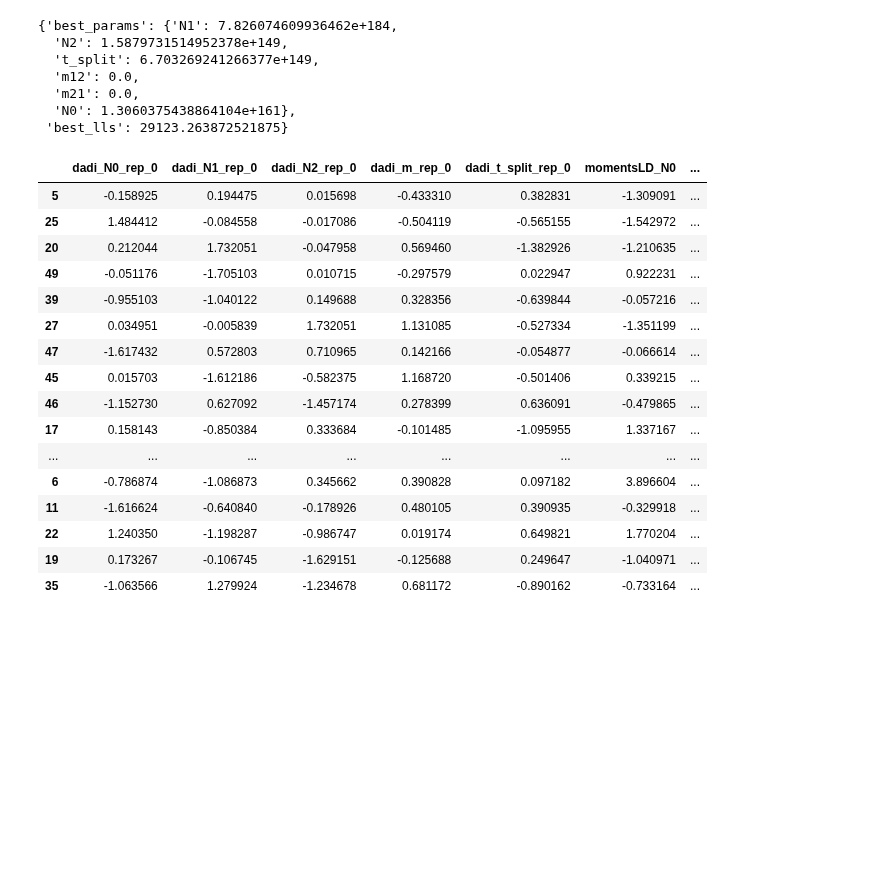
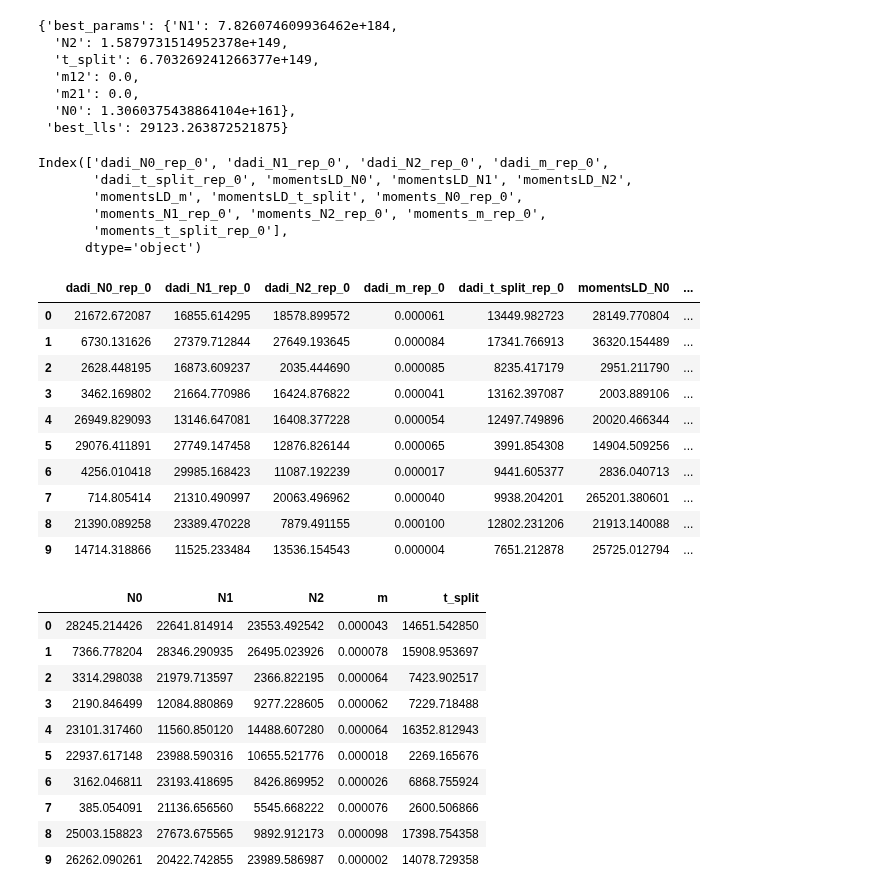
Before and after one commit to ak1376/Infer_Demography, a Jupyter notebook: notebooks/inspecting_output.ipynb, the cells around one changed output. Cells and saved outputs as stored; diff of their text form; code cells hidden in the pictures; blank space fills up the shorter version.

```diff
--- a/notebooks/inspecting_output.ipynb
+++ b/notebooks/inspecting_output.ipynb
@@ -440,34 +440,51 @@ moments_ld_fit_params
  'best_lls': 29123.263872521875}
 # %%
 import pickle
-with open('/sietch_colab/akapoor/Infer_Demography/experiments/split_isolation/modeling/features_norm_df.pkl', 'rb') as f:
-    features_norm_df = pickle.load(f)
+with open('/home/akapoor/kernlab/Infer_Demography/experiments/testing_split_isolation/modeling/features_df.pkl', 'rb') as f:
+    features_df = pickle.load(f)
+# %%
+features_df.columns
+# %% [output]
+Index(['dadi_N0_rep_0', 'dadi_N1_rep_0', 'dadi_N2_rep_0', 'dadi_m_rep_0',
+       'dadi_t_split_rep_0', 'momentsLD_N0', 'momentsLD_N1', 'momentsLD_N2',
+       'momentsLD_m', 'momentsLD_t_split', 'moments_N0_rep_0',
+       'moments_N1_rep_0', 'moments_N2_rep_0', 'moments_m_rep_0',
+       'moments_t_split_rep_0'],
+      dtype='object')
+# %%
+features_df
+# %% [output]
+|  | dadi_N0_rep_0 | dadi_N1_rep_0 | dadi_N2_rep_0 | dadi_m_rep_0 | dadi_t_split_rep_0 | momentsLD_N0 | ... |
+| 0 | 21672.672087 | 16855.614295 | 18578.899572 | 0.000061 | 13449.982723 | 28149.770804 | ... |
+| 1 | 6730.131626 | 27379.712844 | 27649.193645 | 0.000084 | 17341.766913 | 36320.154489 | ... |
+| 2 | 2628.448195 | 16873.609237 | 2035.444690 | 0.000085 | 8235.417179 | 2951.211790 | ... |
+| 3 | 3462.169802 | 21664.770986 | 16424.876822 | 0.000041 | 13162.397087 | 2003.889106 | ... |
+| 4 | 26949.829093 | 13146.647081 | 16408.377228 | 0.000054 | 12497.749896 | 20020.466344 | ... |
+| 5 | 29076.411891 | 27749.147458 | 12876.826144 | 0.000065 | 3991.854308 | 14904.509256 | ... |
+| 6 | 4256.010418 | 29985.168423 | 11087.192239 | 0.000017 | 9441.605377 | 2836.040713 | ... |
+| 7 | 714.805414 | 21310.490997 | 20063.496962 | 0.000040 | 9938.204201 | 265201.380601 | ... |
+| 8 | 21390.089258 | 23389.470228 | 7879.491155 | 0.000100 | 12802.231206 | 21913.140088 | ... |
+| 9 | 14714.318866 | 11525.233484 | 13536.154543 | 0.000004 | 7651.212878 | 25725.012794 | ... |
 # %%
 import pickle
 import matplotlib.pyplot as plt
 import numpy as np
 import pandas as pd
 # %%
-with open('/sietch_colab/akapoor/Infer_Demography/experiments/split_isolation/modeling/features_train_norm_df.pkl', 'rb') as f:
-    features_train_norm_df = pickle.load(f)
+with open('/home/akapoor/kernlab/Infer_Demography/experiments/testing_split_isolation/modeling/targets_df.pkl', 'rb') as f:
+    targets_df = pickle.load(f)
 # %%
-features_train_norm_df
+targets_df
 # %% [output]
-|  | dadi_N0_rep_0 | dadi_N1_rep_0 | dadi_N2_rep_0 | dadi_m_rep_0 | dadi_t_split_rep_0 | momentsLD_N0 | ... |
-| 5 | -0.158925 | 0.194475 | 0.015698 | -0.433310 | 0.382831 | -1.309091 | ... |
-| 25 | 1.484412 | -0.084558 | -0.017086 | -0.504119 | -0.565155 | -1.542972 | ... |
-| 20 | 0.212044 | 1.732051 | -0.047958 | 0.569460 | -1.382926 | -1.210635 | ... |
-| 49 | -0.051176 | -1.705103 | 0.010715 | -0.297579 | 0.022947 | 0.922231 | ... |
-| 39 | -0.955103 | -1.040122 | 0.149688 | 0.328356 | -0.639844 | -0.057216 | ... |
-| 27 | 0.034951 | -0.005839 | 1.732051 | 1.131085 | -0.527334 | -1.351199 | ... |
-| 47 | -1.617432 | 0.572803 | 0.710965 | 0.142166 | -0.054877 | -0.066614 | ... |
-| 45 | 0.015703 | -1.612186 | -0.582375 | 1.168720 | -0.501406 | 0.339215 | ... |
-| 46 | -1.152730 | 0.627092 | -1.457174 | 0.278399 | 0.636091 | -0.479865 | ... |
-| 17 | 0.158143 | -0.850384 | 0.333684 | -0.101485 | -1.095955 | 1.337167 | ... |
-| ... | ... | ... | ... | ... | ... | ... | ... |
-| 6 | -0.786874 | -1.086873 | 0.345662 | 0.390828 | 0.097182 | 3.896604 | ... |
-| 11 | -1.616624 | -0.640840 | -0.178926 | 0.480105 | 0.390935 | -0.329918 | ... |
-| 22 | 1.240350 | -1.198287 | -0.986747 | 0.019174 | 0.649821 | 1.770204 | ... |
-| 19 | 0.173267 | -0.106745 | -1.629151 | -0.125688 | 0.249647 | -1.040971 | ... |
-| 35 | -1.063566 | 1.279924 | -1.234678 | 0.681172 | -0.890162 | -0.733164 | ... |
+|  | N0 | N1 | N2 | m | t_split |
+| 0 | 28245.214426 | 22641.814914 | 23553.492542 | 0.000043 | 14651.542850 |
+| 1 | 7366.778204 | 28346.290935 | 26495.023926 | 0.000078 | 15908.953697 |
+| 2 | 3314.298038 | 21979.713597 | 2366.822195 | 0.000064 | 7423.902517 |
+| 3 | 2190.846499 | 12084.880869 | 9277.228605 | 0.000062 | 7229.718488 |
+| 4 | 23101.317460 | 11560.850120 | 14488.607280 | 0.000064 | 16352.812943 |
+| 5 | 22937.617148 | 23988.590316 | 10655.521776 | 0.000018 | 2269.165676 |
+| 6 | 3162.046811 | 23193.418695 | 8426.869952 | 0.000026 | 6868.755924 |
+| 7 | 385.054091 | 21136.656560 | 5545.668222 | 0.000076 | 2600.506866 |
+| 8 | 25003.158823 | 27673.675565 | 9892.912173 | 0.000098 | 17398.754358 |
+| 9 | 26262.090261 | 20422.742855 | 23989.586987 | 0.000002 | 14078.729358 |
 # %%
```
Also changed, not shown: parts of 5 cells of this notebook, 16 other files.
